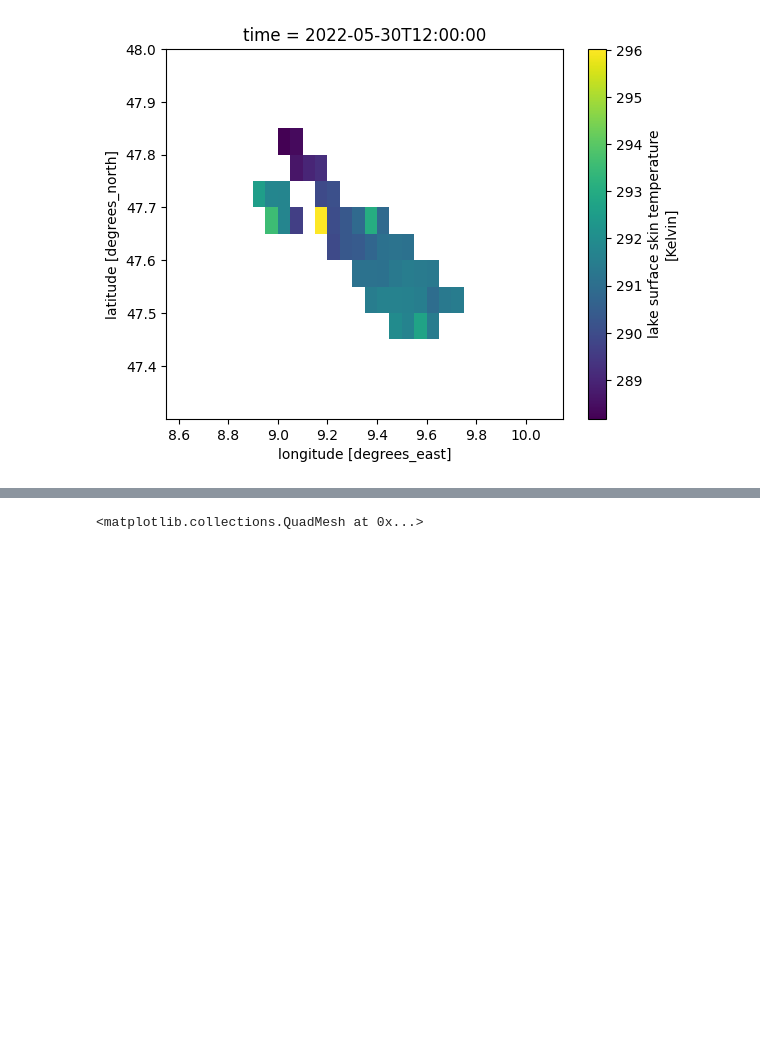
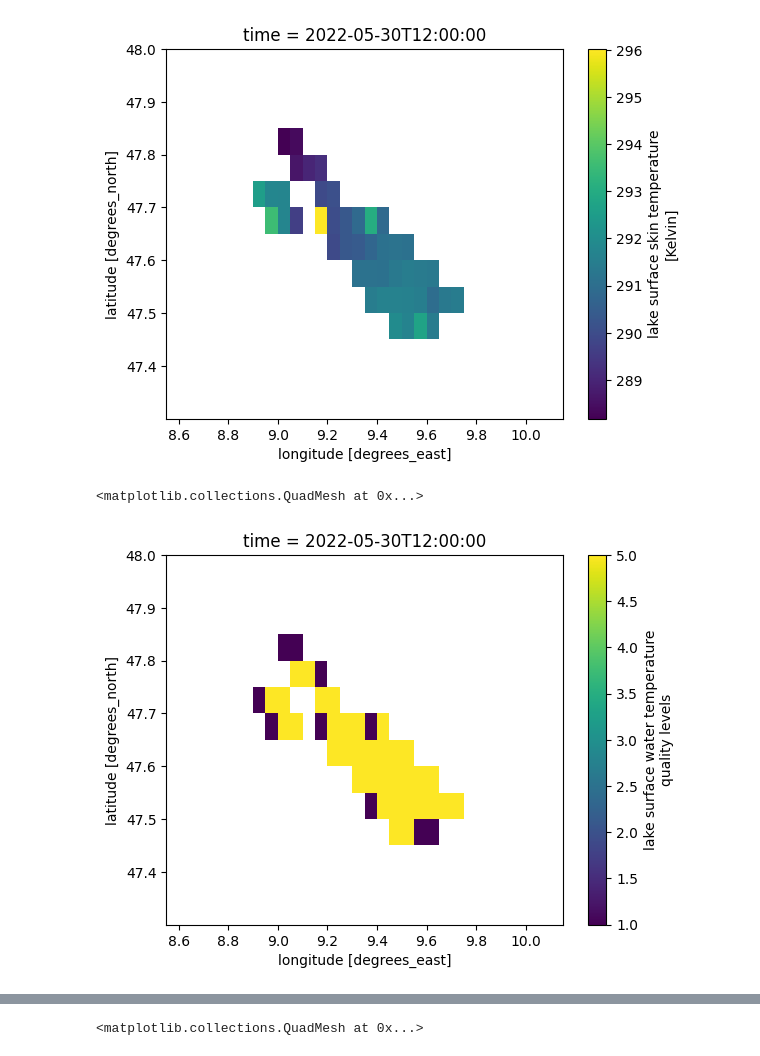
Before and after one commit to sgc-kn/cds-examples, a Jupyter notebook: satellite-lake-water-temperature.ipynb, the cells around one changed output, grey strips where cells are left out. Cells and saved outputs as stored; diff of their text form; code cells hidden in the pictures; blank space fills up the shorter version.

```diff
--- a/satellite-lake-water-temperature.ipynb
+++ b/satellite-lake-water-temperature.ipynb
@@ -178,3 +178,8 @@ xarray_dataset.sel(time='2022-05-30T12:00')['lake_surface_water_temperature'].pl
 # %% [output]
 <matplotlib.collections.QuadMesh at 0x...>
 [figure]
+# %%
+xarray_dataset.sel(time='2022-05-30T12:00')['lswt_quality_level'].plot()
+# %% [output]
+<matplotlib.collections.QuadMesh at 0x...>
+[figure, added]
```
Also changed, not shown: parts of 5 cells of this notebook, 2 other files.
